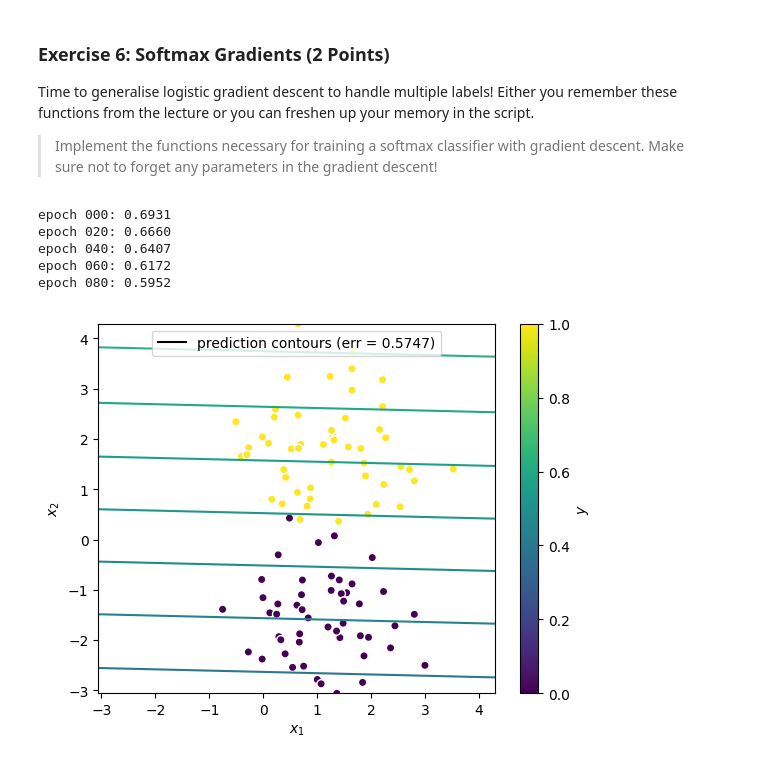
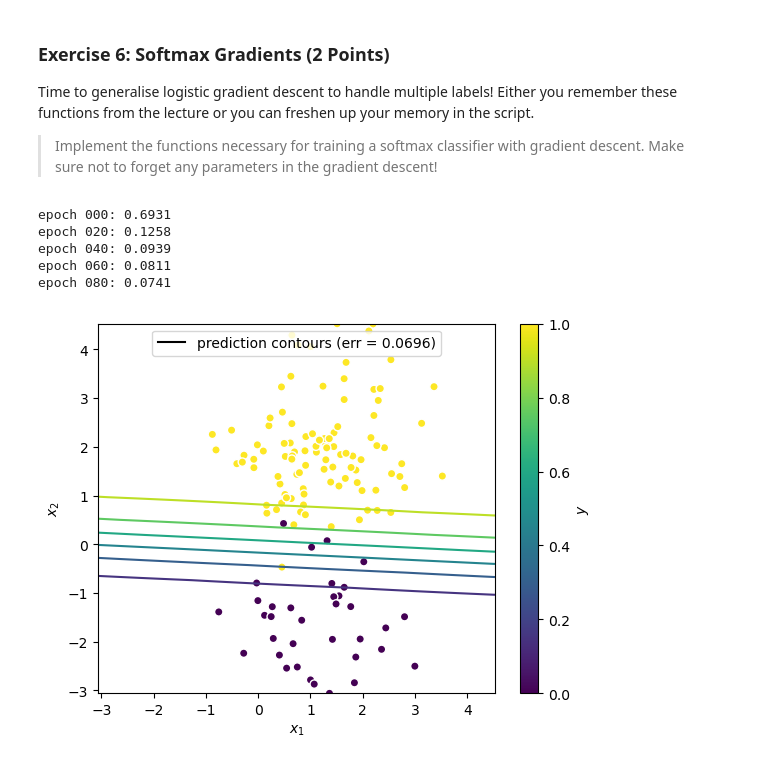
Before and after one commit to luki852/Master_AI, a Jupyter notebook: 1st_Semester/UE_Deep_Learning/Assignment1_Steu_Lukas_k51843919.ipynb, the cells around one changed output. Cells and saved outputs as stored; diff of their text form; code cells hidden in the pictures.

```diff
--- a/1st_Semester/UE_Deep_Learning/Assignment1_Steu_Lukas_k51843919.ipynb
+++ b/1st_Semester/UE_Deep_Learning/Assignment1_Steu_Lukas_k51843919.ipynb
@@ -165,8 +165,10 @@ def my_first_network(x, w, b):
     prediction : (N, K) ndarray
         The predicted value for the input from the network.
     """
-    # prediction = x @ w.T + b (use transposed version of the weight cause otherwise the matrices dont align)
-    prediction = np.dot(x, w.T) + b
+    # use transposed version of the weight cause otherwise the matrices dont align
+    # x: D = NxD, w: D= KxD, b: D = (K,), prediction: D = NxK
+    # w has to be transposed bc we dont want to create another matrix (many to one - column vector times a column vector does not result in a row vector)
+    prediction = x @ w.T + b
     #print(prediction)
     return prediction
 
@@ -190,7 +192,8 @@ def squared_error(prediction, truth):
     """
 
     # Squared error from lecture notes
-    # error = ((prediction - truth) ** 2) * 0.5 (just calculate the vector --> we dont care about the length)
+    # normally it would be: error = ((prediction - truth) ** 2) * 0.5 (just calculate the vector --> we dont care about the length)
+    # constant scaling does not have an effect on the optimization
     error = (prediction - truth) ** 2
     return error
 # %%
@@ -702,14 +713,11 @@ def softmax(s):
     a : (N, K) ndarray
         The probabilitie(s) for the given logit(s).
     """
-    # Step One: Subtract the maximum value in each row for numerical stability
-    s_max = np.max(s, axis=1, keepdims=True)
-    s_stable = s - s_max
 
-    # Compute the exponentials
-    exp_s = np.exp(s_stable)
+    # compute the exponentials
+    exp_s = np.exp(s)
 
-    # Compute the softmax by dividing each exponential by the sum of exponentials in its row
+    # compute the softmax by dividing each exponential by the sum of exponentials in its row
     a = exp_s / np.sum(exp_s, axis=1, keepdims=True)
 
     return a
@@ -731,13 +739,8 @@ def cross_entropy(prediction, truth):
     error : (N, ) ndarray
         The logistic error(s) for the prediction(s).
     """
-
-    # Avoid log(0) by adding a small value epsilon to prediction
-    epsilon = 1e-12
-
-    # Calculate cross-entropy error
-    # truth yk and prediction ak
-    error = -np.sum(truth * np.log(prediction + epsilon), axis=1)
+    # calculate cross-entropy error
+    error = -np.sum(truth * np.log(prediction), axis=1)
 
     return error
 
@@ -775,15 +778,16 @@ def softmax_grad_func(x, y, w, b):
     dw = None
     db = None
 
-    # Step 3: Compute the error gradient w.r.t. logits
-    error_gradient = pred - y           # Gradient of the error w.r.t. logits
+    # compute the gradient w.r.t. logits
+    error_gradient = pred - y
 
-    # Step 4: Compute gradient w.r.t. weights (dw)
-    dw = np.dot(error_gradient.T, x) / x.shape[0]  # Average gradient w.r.t. weights
+    # compute average gradient w.r.t. weights (dw)
+    # same as for logistic!
+    dw = (x.T @ (error_gradient)).T
 
-    # Step 5: Compute gradient w.r.t. bias (db)
-    db = np.sum(error_gradient, axis=0) / x.shape[0]
-    #db = np.mean(error_gradient, axis=0)           # Average gradient w.r.t. bias
+    # compute average gradient w.r.t. bias (db)
+    # same as for logistic
+    db = np.sum(error_gradient, axis=0)
 
     return err, (dw, db)
 
@@ -812,17 +816,17 @@ assert db.shape == b.shape, (
 )
 # %%
 # feel free to play around with this code!
-num_samples = (50, 50)
+num_samples = (35, 100)
 # added another sample set for a third subclass
 x, y = data.gen_blob_data(num_samples, std=1., seed=1856)
 y_hot = to_one_hot(y, k=len(num_samples))
 # more epochs --> more lines --> more accuracy
 w, b = softmax_gradient_descent(x, y_hot, epochs=100, bias=True)
 show_2d_model(x, y, w, b, softmax, cross_entropy)
 # %% [output]
 epoch 000: 0.6931
-epoch 020: 0.6660
-epoch 040: 0.6407
-epoch 060: 0.6172
-epoch 080: 0.5952
+epoch 020: 0.1258
+epoch 040: 0.0939
+epoch 060: 0.0811
+epoch 080: 0.0741
-[figure, old version]
+[figure, new version]
```
Also changed, not shown: parts of 10 cells of this notebook, 1 other file.
